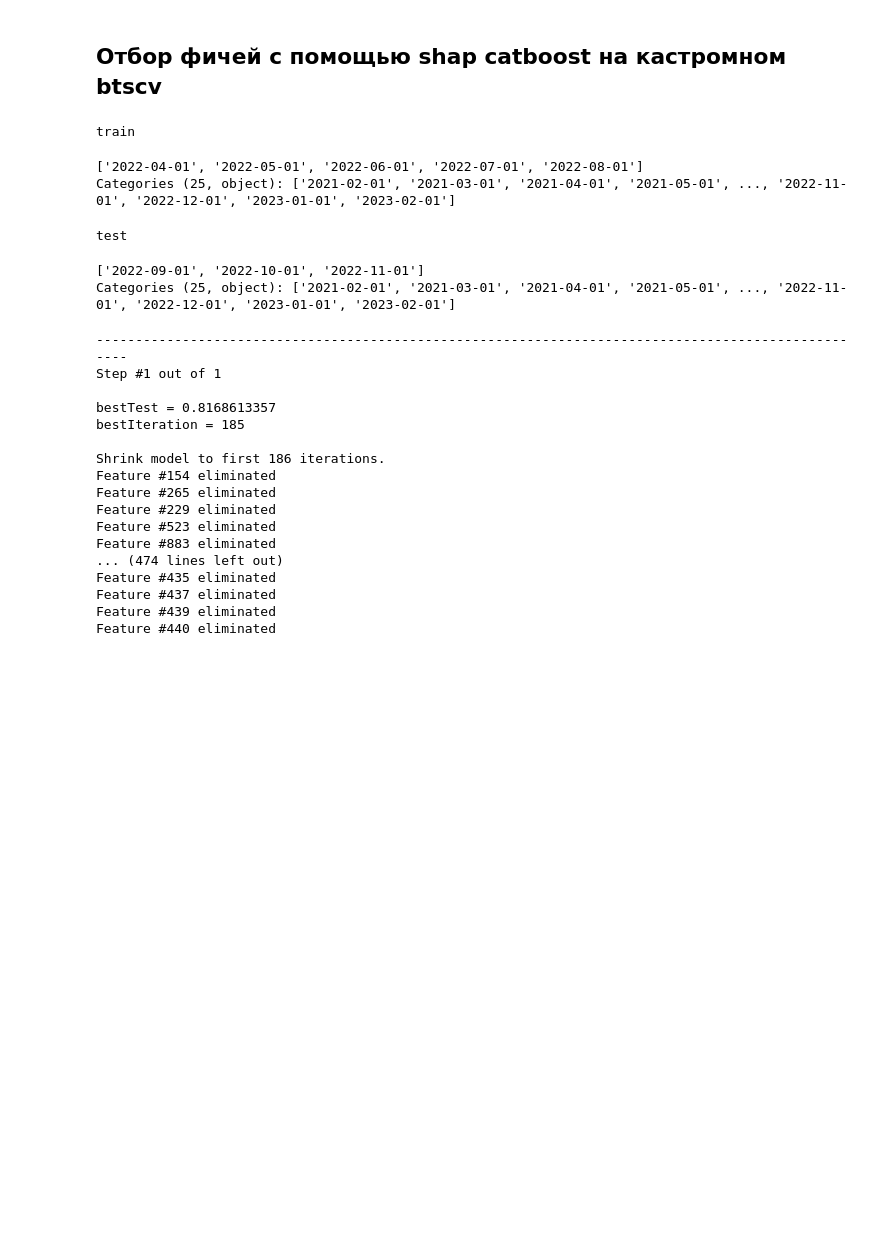
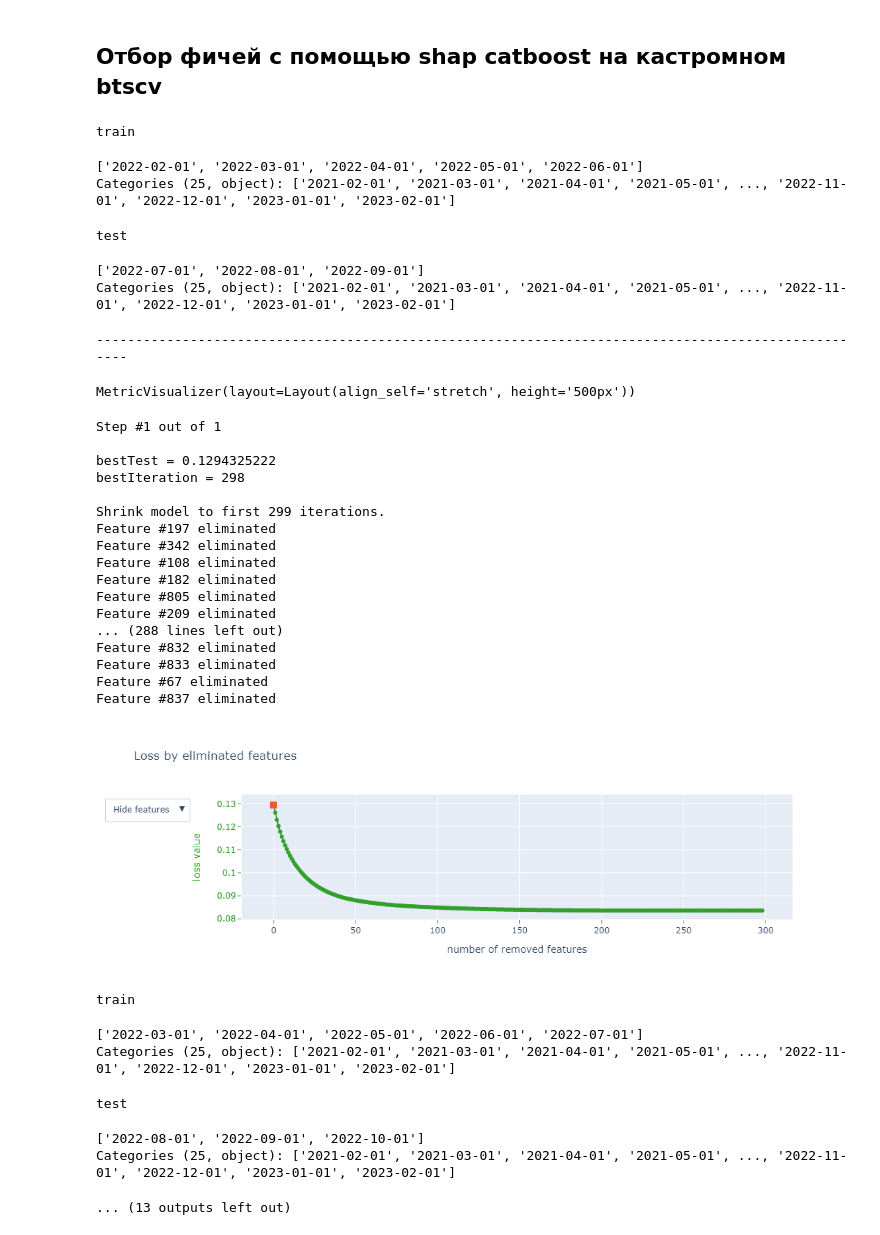
Before and after one commit to iintegration/hacks-ai-vseros-23, a Jupyter notebook: ML/CatBoost/modeling_catboost.ipynb, the cells around one changed output. Drawn from its saved outputs; the diff is of its cells as text; code cells hidden in the pictures; blank space fills up the shorter version.

```diff
--- a/ML/CatBoost/modeling_catboost.ipynb
+++ b/ML/CatBoost/modeling_catboost.ipynb
@@ -253,7 +278,7 @@ def btscv_feature_selection(data, n_splits, train_size, test_size):
 
         # Создаём датасет
         len_ones = data.iloc[train_index].loc[data['target']==1].shape[0]
-        zeros = data.iloc[train_index].loc[data['target']==0].sample(n=len_ones*7, random_state=0)
+        zeros = data.iloc[train_index].loc[data['target']==0].sample(n=len_ones*6, random_state=0)
         ones = data.iloc[train_index].loc[data['target']==1]
         ones = pd.concat([zeros,ones])
 
@@ -277,66 +302,68 @@ def btscv_feature_selection(data, n_splits, train_size, test_size):
             cat_features = list(X_test.select_dtypes('object').columns)
         )
 
-        model = fit_catboost(pool_train,pool_val)
+        model = fit_catboost_select(pool_train,pool_val)
 
         feature_selection = model.select_features(
             pool_train,
             eval_set=pool_val,
-            features_for_select=list(range(pool_train.num_col())),
-            num_features_to_select=20,
+            features_for_select=list(X_train.drop('col2663', axis=1).columns),
+            num_features_to_select=650,
             steps=1,
             algorithm=EFeaturesSelectionAlgorithm.RecursiveByShapValues,
             shap_calc_type=EShapCalcType.Regular,
             train_final_model=False,
-            plot=False,
+            plot=True,
             verbose=0
         )
-
-        # Получаем плохие фичи и заполняем список
         bad_features = (
             feature_selection['eliminated_features_names']
             [
-                :feature_selection['loss_graph']['loss_values'].index(min(feature_selection['loss_graph']['loss_values']))
+                :feature_selection['loss_graph']['loss_values']
+                .index(min(feature_selection['loss_graph']['loss_values']))
             ]
         )
         all_bad_features += bad_features
-        print('bad_features: ',len(bad_features))
-        print('all_bad_features: ', len(all_bad_features))
+    counter = Counter(all_bad_features)
+    all_bad_features = [f for f, count in counter.items() if count > 1]
+    print(all_bad_features)
+    good_features = [f for f in X_train.columns if f not in all_bad_features]
 
-    # Выбиарем плохие фичи, количество которых больше 1
-    bad_features = list(set(all_bad_features))
-    counter = Counter(all_bad_features)
-    all_bad_features = [x for x in counter if counter[x] > 1]
-    print('плохие фичи: ', len(all_bad_features))
-
-    data = data.drop(columns = ['target', 'report_date'])
-    good_features = data.columns[~data.columns.isin(all_bad_features)]
-
-    return good_features, bad_features
+    return good_features
 # %%
-good_features, bad_features = btscv_feature_selection(train_df, n_splits=3, train_size=5, test_size=3)
+good_features = btscv_feature_selection(train_df, n_splits=3, train_size=5, test_size=3)
 # %% [output]
 train
-['2022-04-01', '2022-05-01', '2022-06-01', '2022-07-01', '2022-08-01']
+['2022-02-01', '2022-03-01', '2022-04-01', '2022-05-01', '2022-06-01']
 Categories (25, object): ['2021-02-01', '2021-03-01', '2021-04-01', '2021-05-01', ..., '2022-11-01', '2022-12-01', '2023-01-01', '2023-02-01']
 test
-['2022-09-01', '2022-10-01', '2022-11-01']
+['2022-07-01', '2022-08-01', '2022-09-01']
 Categories (25, object): ['2021-02-01', '2021-03-01', '2021-04-01', '2021-05-01', ..., '2022-11-01', '2022-12-01', '2023-01-01', '2023-02-01']
 ----------------------------------------------------------------------------------------------------
-Step #1 out of 1
-
-bestTest = 0.8168613357
-bestIteration = 185
-
-Shrink model to first 186 iterations.
-Feature #154 eliminated
-Feature #265 eliminated
-Feature #229 eliminated
-Feature #523 eliminated
-Feature #883 eliminated
-... (474 lines left out)
-Feature #435 eliminated
-Feature #437 eliminated
-Feature #439 eliminated
-Feature #440 eliminated
+MetricVisualizer(layout=Layout(align_self='stretch', height='500px'))
+Step #1 out of 1
+
+bestTest = 0.1294325222
+bestIteration = 298
+
+Shrink model to first 299 iterations.
+Feature #197 eliminated
+Feature #342 eliminated
+Feature #108 eliminated
+Feature #182 eliminated
+Feature #805 eliminated
+Feature #209 eliminated
+... (288 lines left out)
+Feature #832 eliminated
+Feature #833 eliminated
+Feature #67 eliminated
+Feature #837 eliminated
+[figure, added]
+train
+['2022-03-01', '2022-04-01', '2022-05-01', '2022-06-01', '2022-07-01']
+Categories (25, object): ['2021-02-01', '2021-03-01', '2021-04-01', '2021-05-01', ..., '2022-11-01', '2022-12-01', '2023-01-01', '2023-02-01']
+test
+['2022-08-01', '2022-09-01', '2022-10-01']
+Categories (25, object): ['2021-02-01', '2021-03-01', '2021-04-01', '2021-05-01', ..., '2022-11-01', '2022-12-01', '2023-01-01', '2023-02-01']
+... (13 outputs left out)
 # %%
```
Also changed, not shown: parts of 21 cells of this notebook, 4 other files.
